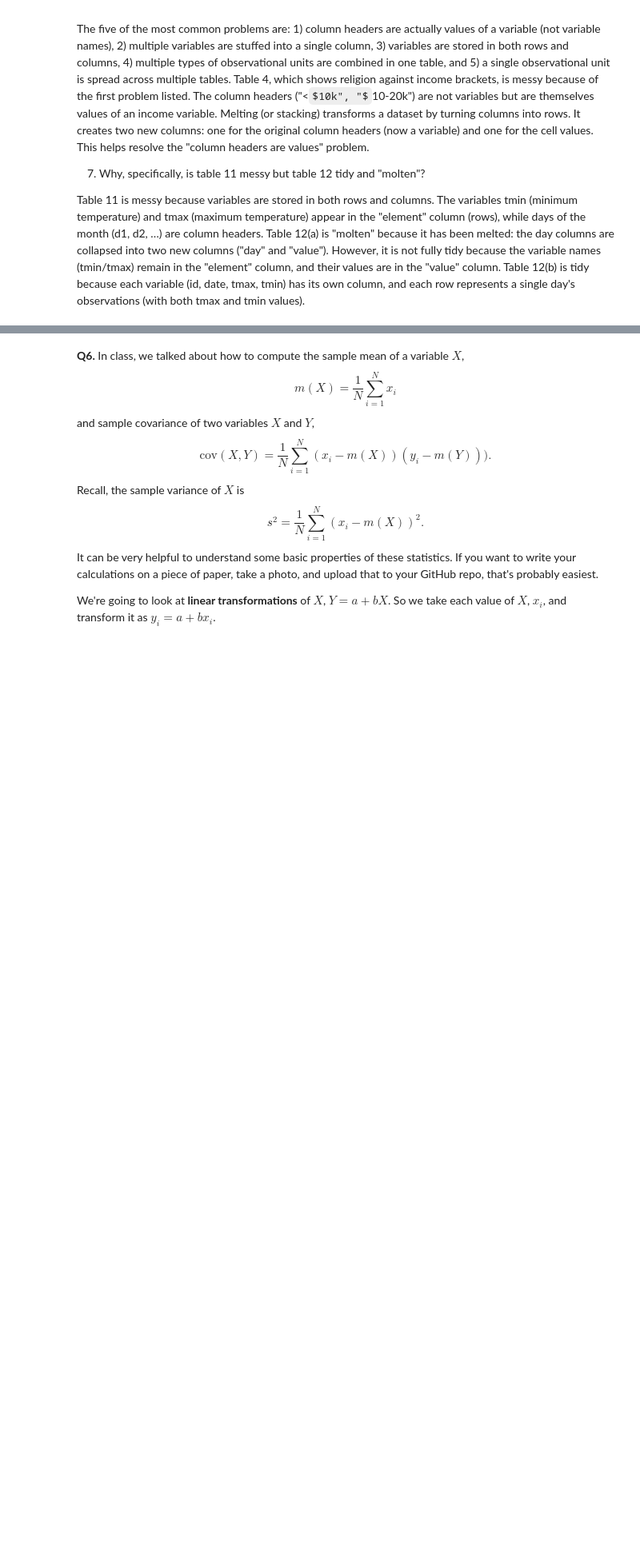
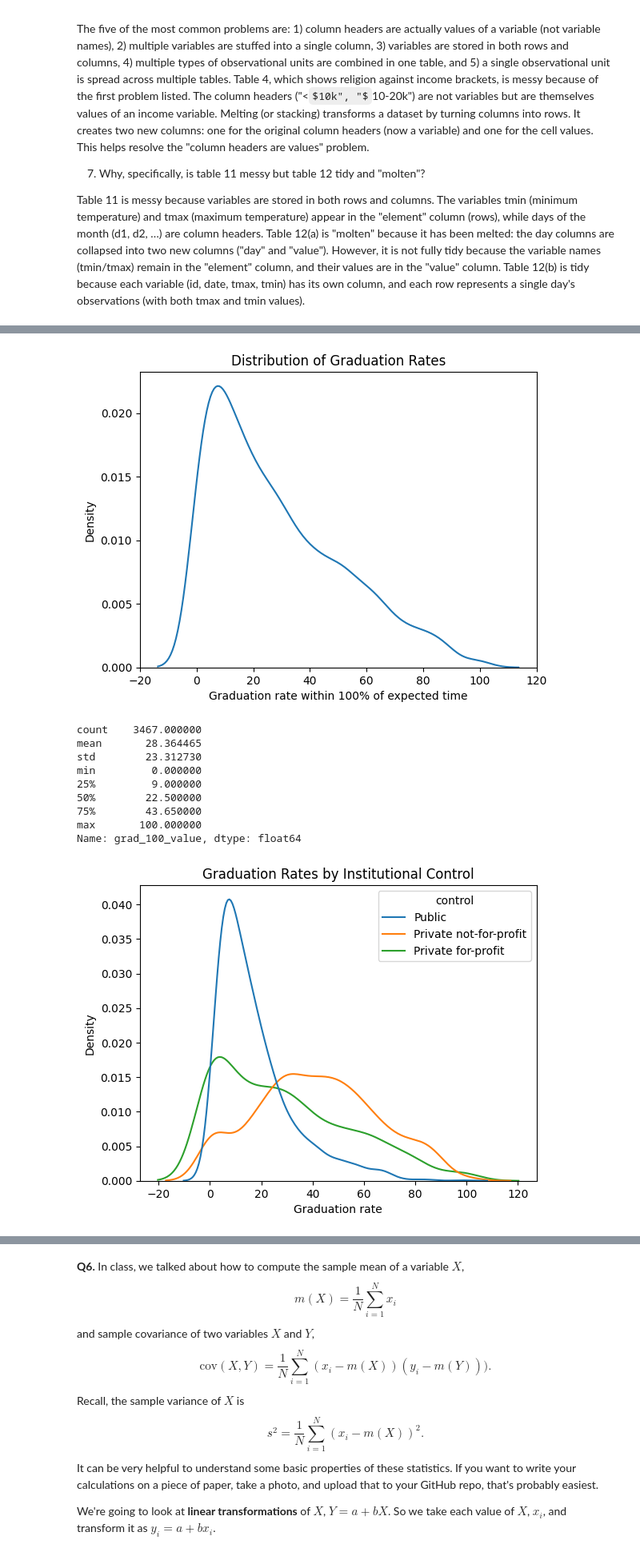
Before and after one commit to brishti-c/undergrad_ml_assignments, a Jupyter notebook: 01_assignment_wrangling_and_eda.ipynb, the cells around one changed output, grey strips where cells are left out. Shown at 80% size. Drawn from its saved outputs; the diff is of its cells as text; code cells hidden in the pictures; some formulas as TeX source; blank space fills up the shorter version.

```diff
--- a/01_assignment_wrangling_and_eda.ipynb
+++ b/01_assignment_wrangling_and_eda.ipynb
@@ -431,0 +586,6 @@ We'll use the `college_completion.csv` dataset from the US Department of Educati
+# %%
+import seaborn as sns
+
+df = pd.read_csv("/content/data/college_completion.csv")
+print(df.shape)
+df.head()
@@ -431,0 +609,31 @@ We'll use the `college_completion.csv` dataset from the US Department of Educati
+# %%
+sns.kdeplot(df['grad_100_value'].dropna())
+plt.xlabel("Graduation rate within 100% of expected time")
+plt.title("Distribution of Graduation Rates")
+plt.show()
+
+print(df['grad_100_value'].describe())
+
+sns.kdeplot(
+    data=df,
+    x='grad_100_value',
+    hue='control',
+    common_norm=False
+)
+plt.xlabel("Graduation rate")
+plt.title("Graduation Rates by Institutional Control")
+plt.show()
+
+print(df.groupby('control')['grad_100_value'].describe())
+# %% [output]
+[figure, added]
+count    3467.000000
+mean       28.364465
+std        23.312730
+min         0.000000
+25%         9.000000
+50%        22.500000
+75%        43.650000
+max       100.000000
+Name: grad_100_value, dtype: float64
+[figure, added]
```
Also changed, not shown: parts of 15 cells of this notebook.
